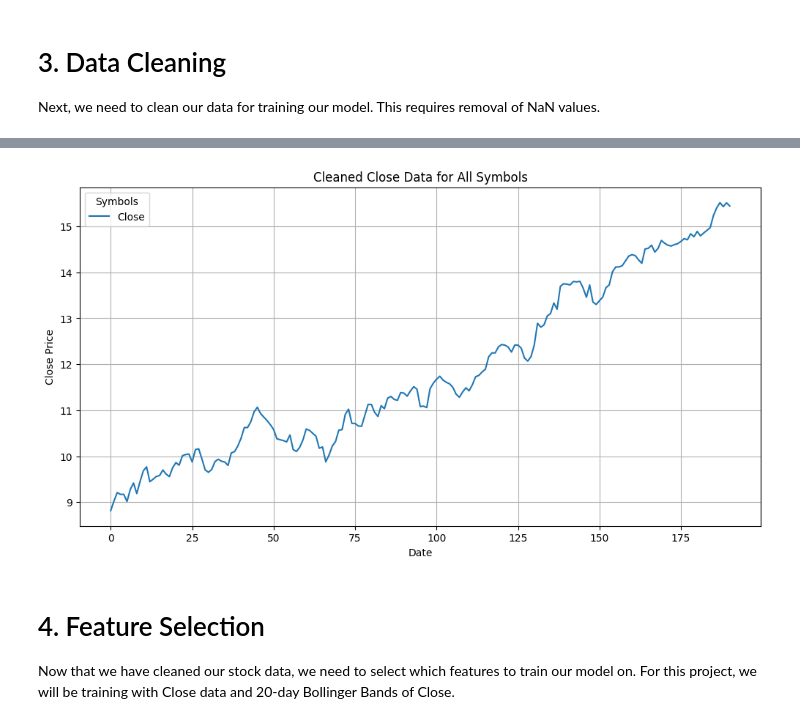
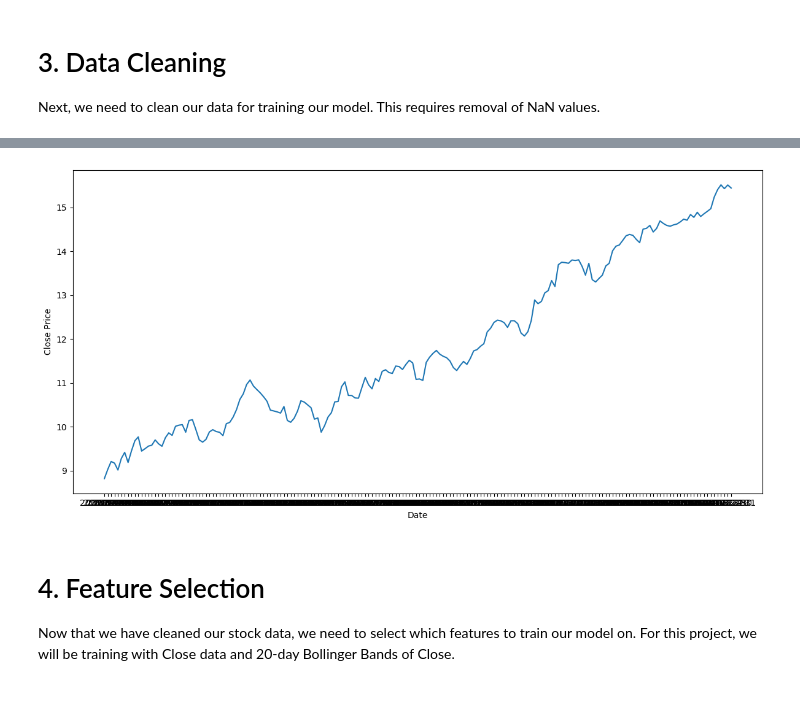
Before and after one commit to bigboy92/fend-matching-game, a Jupyter notebook: project_nb.ipynb, the cells around one changed output, grey strips where cells are left out. Saved outputs shown, nothing was run; the diff lists cells and outputs as text; code cells hidden in the pictures; blank space fills up the shorter version.

```diff
--- a/project_nb.ipynb
+++ b/project_nb.ipynb
@@ -57,7 +30,7 @@ action_size = 3
 To enable the following instructions: AVX2 FMA, in other operations, rebuild TensorFlow with the appropriate compiler flags.
 # %%
 # Download Sample Data
-data_df = pd.read_csv('GOOG_2009-2010_6m_RAW_1d.csv')
+data = pd.read_csv('GOOG_2009-2010_6m_RAW_1d.csv')
 # %% [markdown]
 # 2. Exploratory Data Analysis
 Next, we want to analyze our data. Display the data as a dataframe, and plot some relevant data so you can get an idea of what our dataset looks like.
@@ -84,4 +57,4 @@ display_df(data_df)
 | 190 | 2009-12-31 | 15.560426 | 15.576615 | 15.441621 | 15.441621 | 15.441621 | 48974884.0 |
 # %%
 # Index data by Date
-data_df['Date'] = pd.to_datetime(data_df['Date'])
+data.set_index('Date',inplace=True)
@@ -135,5 +71,12 @@ plt.show()
 # %% [markdown]
 # 3. Data Cleaning
 Next, we need to clean our data for training our model. This requires removal of NaN values.
+# %%
+# Check for null values
+data.isnull().sum()
+data = data.dropna()
+# %%
+# forward fill missing values
+data.ffill(inplace=True)
 # %%
 # Check for null values
@@ -206,13 +92,13 @@ dtype: int64
 # %%
 # Plot the cleaned Close Data
-close_data_df['Close'].plot(figsize=(12, 6), title='Cleaned Close Data for All Symbols')
+plt.figure(figsize=(12, 6))
+plt.plot(data['Close'])
 plt.xlabel('Date')
 plt.ylabel('Close Price')
-plt.legend(title='Symbols', loc='upper left')
-plt.grid(True)
+plt.tight_layout()
 plt.show()
 # %% [output]
-[figure, old version]
+[figure, new version]
 # %% [markdown]
 # 4. Feature Selection
 Now that we have cleaned our stock data, we need to select which features to train our model on. For this project, we will be training with Close data and 20-day Bollinger Bands of Close.
```
Also changed, not shown: parts of 63 cells of this notebook.
